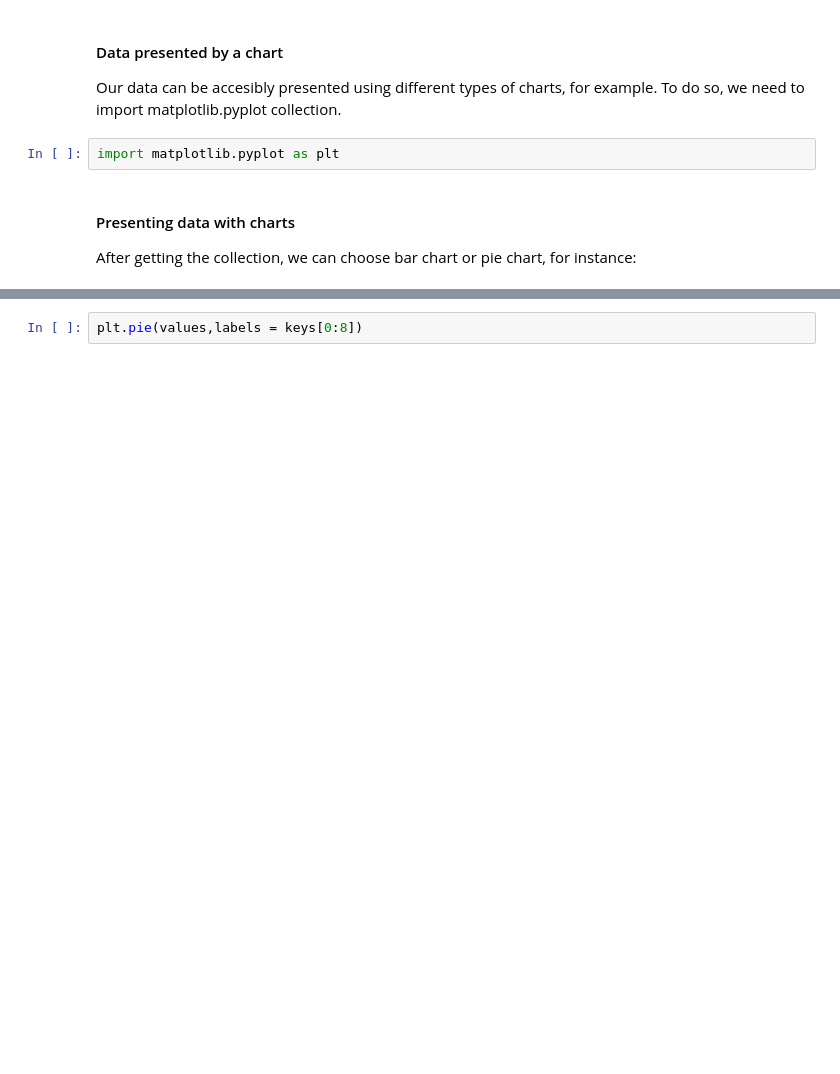
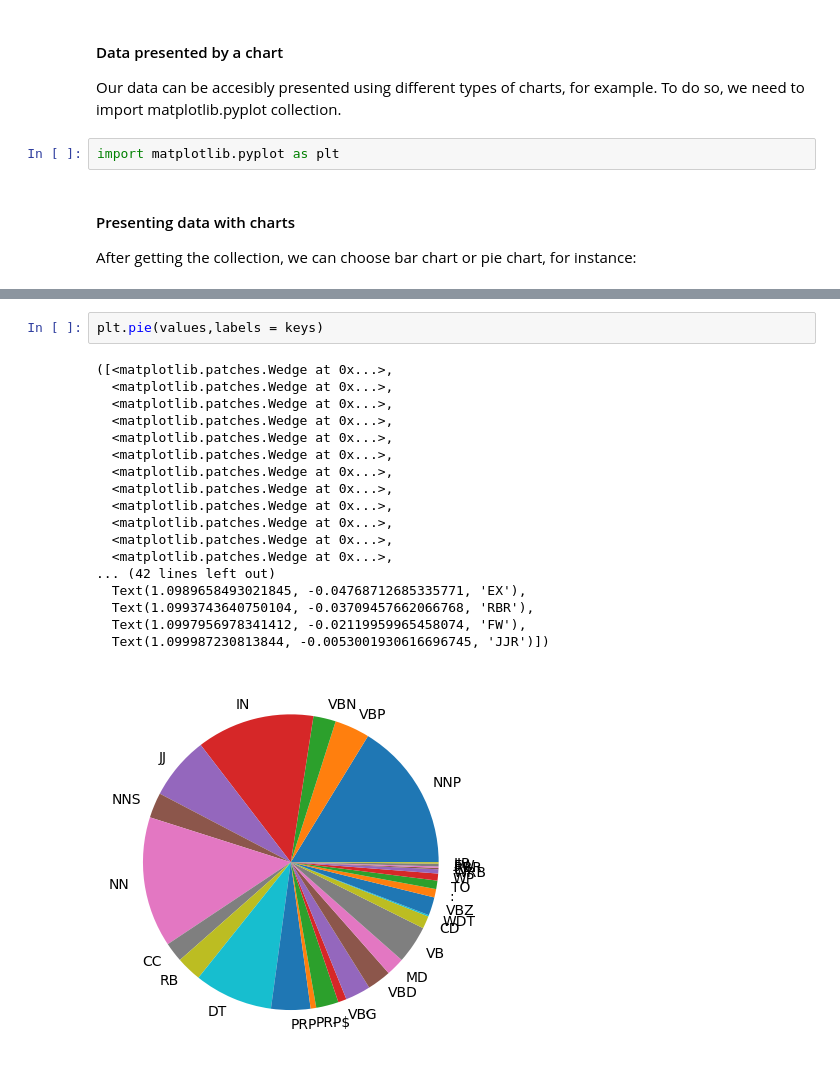
Before and after one commit to BarteG45/academic_writing_project, a Jupyter notebook: text_analysis_project.ipynb, the cells around one changed output, grey strips where cells are left out. Saved outputs shown, nothing was run; the diff lists cells and outputs as text; blank space fills up the shorter version.

```diff
--- a/text_analysis_project.ipynb
+++ b/text_analysis_project.ipynb
@@ -117,2 +195,21 @@ plt.bar(keys, values, color="green")
 # %%
-plt.pie(values,labels = keys[0:8])
+plt.pie(values,labels = keys)
+# %% [output]
+([<matplotlib.patches.Wedge at 0x...>,
+  <matplotlib.patches.Wedge at 0x...>,
+  <matplotlib.patches.Wedge at 0x...>,
+  <matplotlib.patches.Wedge at 0x...>,
+  <matplotlib.patches.Wedge at 0x...>,
+  <matplotlib.patches.Wedge at 0x...>,
+  <matplotlib.patches.Wedge at 0x...>,
+  <matplotlib.patches.Wedge at 0x...>,
+  <matplotlib.patches.Wedge at 0x...>,
+  <matplotlib.patches.Wedge at 0x...>,
+  <matplotlib.patches.Wedge at 0x...>,
+  <matplotlib.patches.Wedge at 0x...>,
+... (42 lines left out)
+  Text(1.0989658493021845, -0.04768712685335771, 'EX'),
+  Text(1.0993743640750104, -0.03709457662066768, 'RBR'),
+  Text(1.0997956978341412, -0.02119959965458074, 'FW'),
+  Text(1.099987230813844, -0.0053001930616696745, 'JJR')])
+[figure, added]
```
Also changed, not shown: parts of 11 cells of this notebook.
